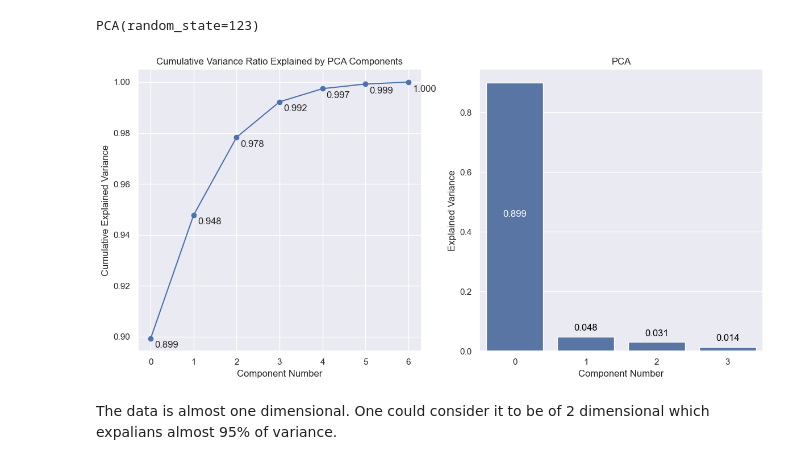
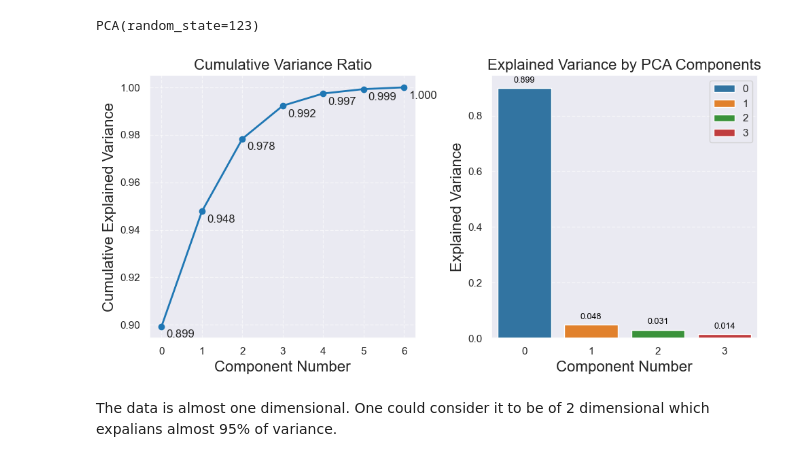
Before and after one commit to pparaju/Homeworks, a Jupyter notebook: CapstoneTwo_RUL_predict/notebooks/RUL_project_EDA.ipynb, the cells around one changed output. Saved outputs shown, nothing was run; the diff lists cells and outputs as text; code cells hidden in the pictures.

```diff
--- a/CapstoneTwo_RUL_predict/notebooks/RUL_project_EDA.ipynb
+++ b/CapstoneTwo_RUL_predict/notebooks/RUL_project_EDA.ipynb
@@ -173,31 +171,41 @@ pca = PCA(random_state=123)
 pca.fit(X_scaled)
 # %% [output]
 PCA(random_state=123)
-# %%
-fig, (ax1, ax2) = plt.subplots(1, 2, figsize=(12, 6))
-
-ax1.plot(pca.explained_variance_ratio_.cumsum(), marker='o')
-ax1.set_xlabel("Component Number")
-ax1.set_ylabel("Cumulative Explained Variance")
-ax1.set_title("Cumulative Variance Ratio Explained by PCA Components")
-for i, ratio in enumerate(pca.explained_variance_ratio_.cumsum()):
-    ax1.annotate(f'{ratio:.3f}', (i, ratio), textcoords="offset points", xytext=(5, -12))
-
-ex_var = pca.explained_variance_ratio_
-ax2 = sns.barplot(x=[0, 1, 2, 3], y=ex_var[:4], ax=ax2)
-ax2.set_title('PCA')
-ax2.set_xlabel('Component Number')
-ax2.set_ylabel('Explained Variance')
-
-ax2.text(0, ex_var[0] / 2, round(ex_var[0], 3), color='white', ha='center')
-ax2.text(1, ex_var[1] + 0.02, round(ex_var[1], 3), color='black', ha='center')
-ax2.text(2, ex_var[2] + 0.02, round(ex_var[2], 3), color='black', ha='center')
-ax2.text(3, ex_var[3] + 0.02, round(ex_var[3], 3), color='black', ha='center')
-
-plt.tight_layout()
-plt.show()
-# %% [output]
-[figure, removed]
+# %%
+# Create subplots
+fig, (ax1, ax2) = plt.subplots(1, 2, figsize=(10, 5))
+
+# Cumulative explained variance plot
+ax1.plot(pca.explained_variance_ratio_.cumsum(), marker='o', color='#1f77b4', linestyle='-', linewidth=2, markersize=6)
+ax1.set_xlabel("Component Number", fontsize=16)
+ax1.set_ylabel("Cumulative Explained Variance", fontsize=16)
+ax1.set_title("Cumulative Variance Ratio", fontsize=16)
+ax1.grid(True, linestyle='--', alpha=0.6)
+
+# Annotate cumulative variance
+for i, ratio in enumerate(pca.explained_variance_ratio_.cumsum()):
+    ax1.annotate(f'{ratio:.3f}', (i, ratio), textcoords="offset points", xytext=(5, -12))
+
+# Prepare data for bar plot
+ex_var = pca.explained_variance_ratio_[:4]
+components = np.arange(len(ex_var))
+
+# Bar plot for explained variance
+ax2 = sns.barplot(x=components, y=ex_var, ax=ax2, palette=bar_colors, hue=components, dodge=False)
+ax2.set_title('Explained Variance by PCA Components', fontsize=16)
+ax2.set_xlabel('Component Number', fontsize=16)
+ax2.set_ylabel('Explained Variance', fontsize=16)
+ax2.grid(axis='y', linestyle='--', alpha=0.6)
+
+# Annotate bars with explained variance
+for i, value in enumerate(ex_var):
+    ax2.text(i, value + 0.02, f'{value:.3f}', color='black', ha='center', fontsize=9)
+
+# Adjust layout
+plt.tight_layout()
+plt.show()
+# %% [output]
+[figure, added]
 # %% [markdown]
 The data is almost one dimensional. One could consider it to be of 2 dimensional which expalians almost 95% of variance.
 # %% [markdown]
```
Also changed, not shown: parts of 2 cells of this notebook, 3 other files.
